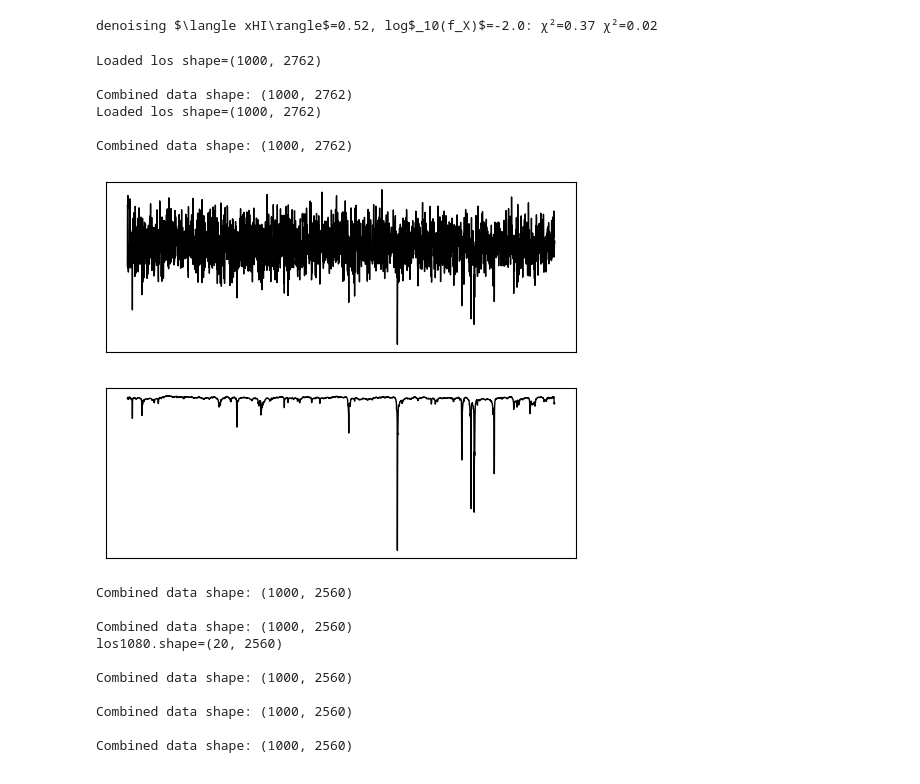
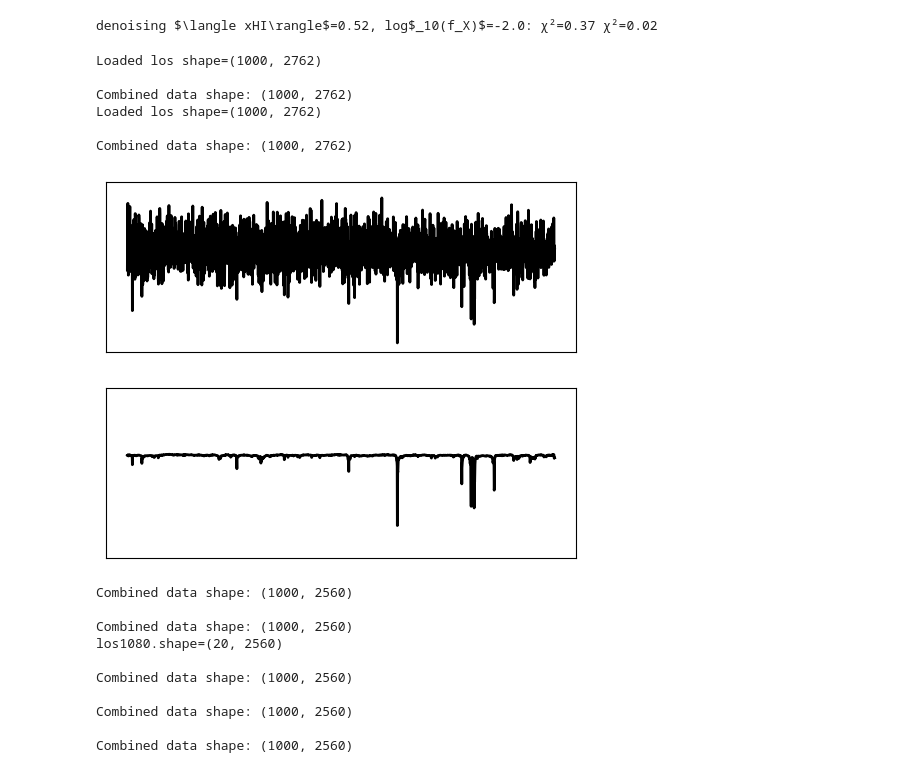
Before and after one commit to tomassoltinsky/21cm-forest_1DPS, a Jupyter notebook: ML/denoised_los_analysis.ipynb, the cells around one changed output. Drawn from its saved outputs; the diff is of its cells as text; code cells hidden in the pictures.

Commit message:
plotting improvements

```diff
--- a/ML/denoised_los_analysis.ipynb
+++ b/ML/denoised_los_analysis.ipynb
@@ -388,11 +401,11 @@ def plot_los(los_test, samples=1, showplots=False, saveplots=True, label='', out
         if freq_axis is None: freq_axis=range(len(noisy))
 
         plt.rcParams['figure.figsize'] = [5., 2.]
-        plt.figure(frameon=False)
+        plt.figure(frameon=True)
 
         #plt.title(f'{label}')
         #chisq_noisy = np.sum((noisy - test)**2 / test)
-        plt.plot(freq_axis, noisy, c='black', linewidth=1.)
+        plt.plot(freq_axis, noisy, c='black', linewidth=2.)
         #plt.plot(freq_axis, test, label='Signal', c='orange')
         #chisq_denoised = np.sum((pred - test)**2 / test)
         #plt.plot(freq_axis, pred+0.1, label=f'Denoised+0.1: χ²={chisq_denoised:.2f}')
@@ -401,6 +414,7 @@ def plot_los(los_test, samples=1, showplots=False, saveplots=True, label='', out
         #plt.legend(loc='best')#lower right')
         plt.xticks(ticks=[])
         plt.yticks(ticks=[])
+        plt.ylim(0.92,1.05)
         plt.tight_layout()
         if saveplots:
             plt.savefig(f"{output_dir}/reconstructed_los_{label}.pdf", format="pdf", bbox_inches='tight')
@@ -412,22 +426,22 @@ def plot_los(los_test, samples=1, showplots=False, saveplots=True, label='', out
 # %%
 datapath = '../../../21cm-forest/data'
 g50denoisedfilepath = f'{datapath}/denoised_gmrt50h/f21_unet_ps_dum_train_test_uGMRT_t50.0_20250414044023/denoised_los'
 los1052 = np.loadtxt(f"{g50denoisedfilepath}/F21_noisy_21cmFAST_200Mpc_z6.0_fX-2.00_xHI0.52_uGMRT_8kHz_t50h_Smin64.2mJy_alphaR-0.44.csv")
 los1052so, freq_axis  = load_dataset(glob.glob(f"{datapath}/21cmFAST_los/F21_noisy/F21_signalonly_21cmFAST_200Mpc_z6.0_fX-2.00_xHI0.52*.dat"), limitsamplesize=2560)
 los1052noisy, _ = load_dataset(glob.glob(f"{datapath}/21cmFAST_los/F21_noisy/F21_noisy_21cmFAST_200Mpc_z6.0_fX-2.00_xHI0.52_uGMRT_8kHz_t50h*.dat"), limitsamplesize=2560)
 
-plot_los(los1052noisy[:,:2560], showplots=True, saveplots=True, label=r'$\langle xHI\rangle$=0.52, log$_{10}(f_X)$=-2.0 noisy', freq_axis=freq_axis[0,:2560]/1e6)
+plot_los(los1052noisy[:,:2560], showplots=True, saveplots=True, label=rf'$\langle xHI\rangle$=0.52, log$_{10}(f_X)$=-2.0 noisy', freq_axis=freq_axis[0,:2560]/1e6)
 #plot_los(los1052so, showplots=True, saveplots=True, label=r'$\langle xHI\rangle$=0.52, log$_{10}(f_X)$=-2.0', freq_axis=freq_axis[0]/1e6)
-plot_los(los1052[:,:2560], showplots=True, saveplots=True, label=r'$\langle xHI\rangle$=0.52, log$_{10}(f_X)$=-2.0 denoised', freq_axis=freq_axis[0,:2560]/1e6)
+plot_los(los1052[:,:2560], showplots=True, saveplots=True, label=rf'$\langle xHI\rangle$=0.52, log$_{10}(f_X)$=-2.0 denoised', freq_axis=freq_axis[0,:2560]/1e6)
 # %% [output]
 Loaded los shape=(1000, 2762)
 
 Combined data shape: (1000, 2762)
 Loaded los shape=(1000, 2762)
 
 Combined data shape: (1000, 2762)
-[figure, old version]
+[figure, new version]
-[figure, old version]
+[figure, new version]
 # %%
 import matplotlib.pyplot as plt
 def plot_denoised_los_comb(los_test_set, y_test_so_set, y_pred_so_set, showplots=False, saveplots=True, labels=None, output_dir='tmp_out', tag='', freq_axis=None):
```
Also changed, not shown: parts of 1 cell of this notebook, 1 other file.
